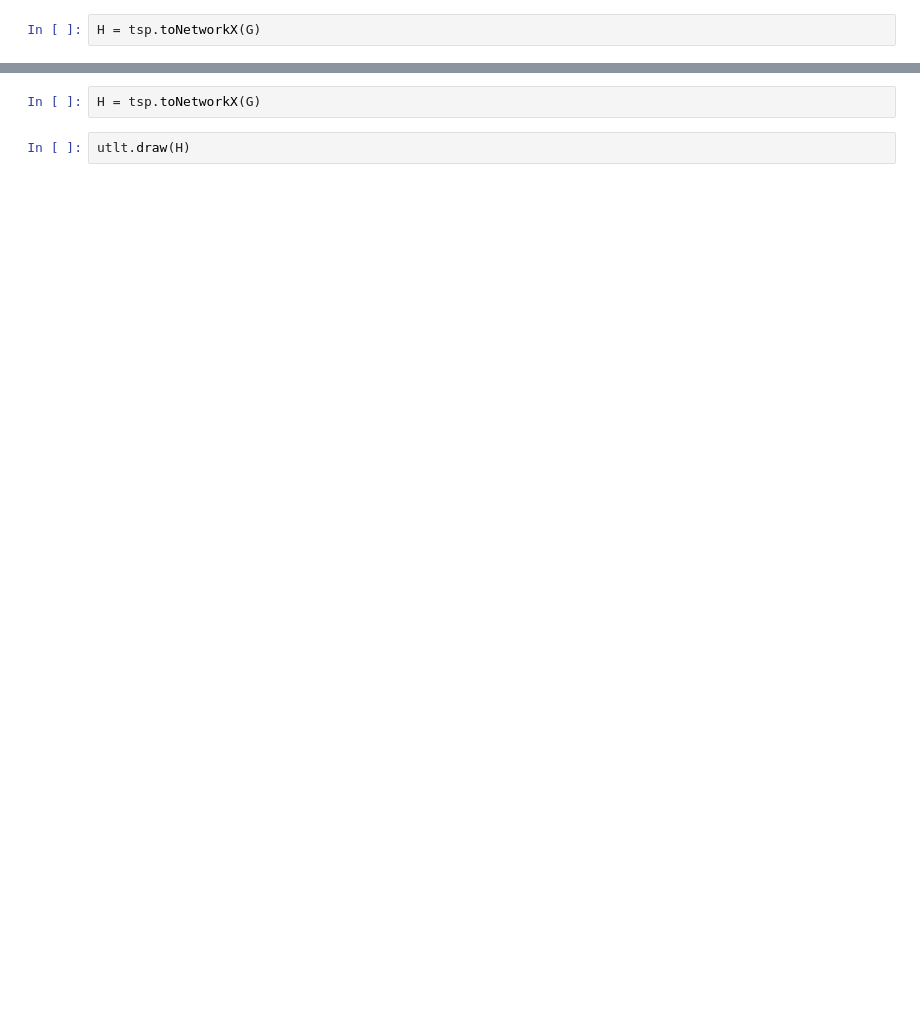
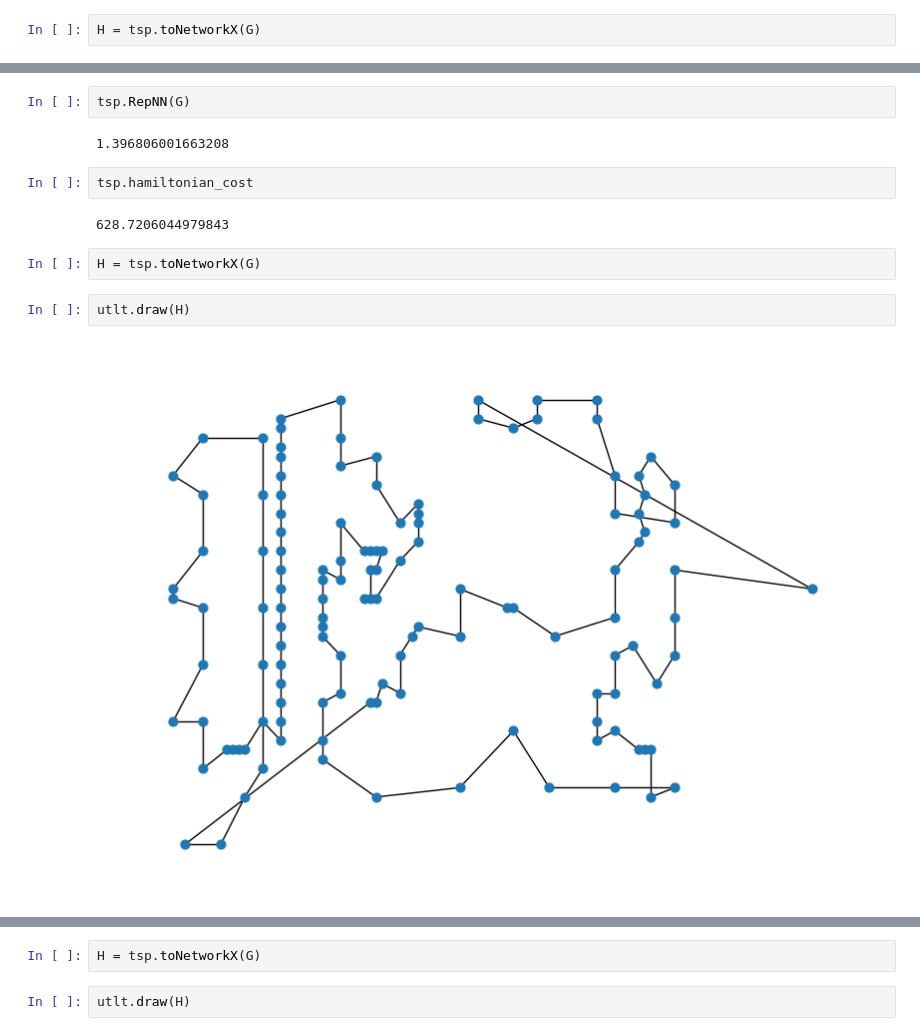
Before and after one commit to Lollo310/TSP-local-search, a Jupyter notebook: test.ipynb, the cells around one changed output, grey strips where cells are left out. Saved outputs shown, nothing was run; the diff lists cells and outputs as text; blank space fills up the shorter version.

```diff
--- a/test.ipynb
+++ b/test.ipynb
@@ -63,3 +61,17 @@ utlt.draw(H)
+# %%
+tsp.RepNN(G)
+# %% [output]
+1.396806001663208
+# %%
+tsp.hamiltonian_cost
+# %% [output]
+628.7206044979843
+# %%
+H = tsp.toNetworkX(G)
+# %%
+utlt.draw(H)
+# %% [output]
+[figure, added]
 # %%
 tsp.twoOpt(G)
 # %% [output]
```
Also changed, not shown: parts of 13 cells of this notebook, 3 other files.
